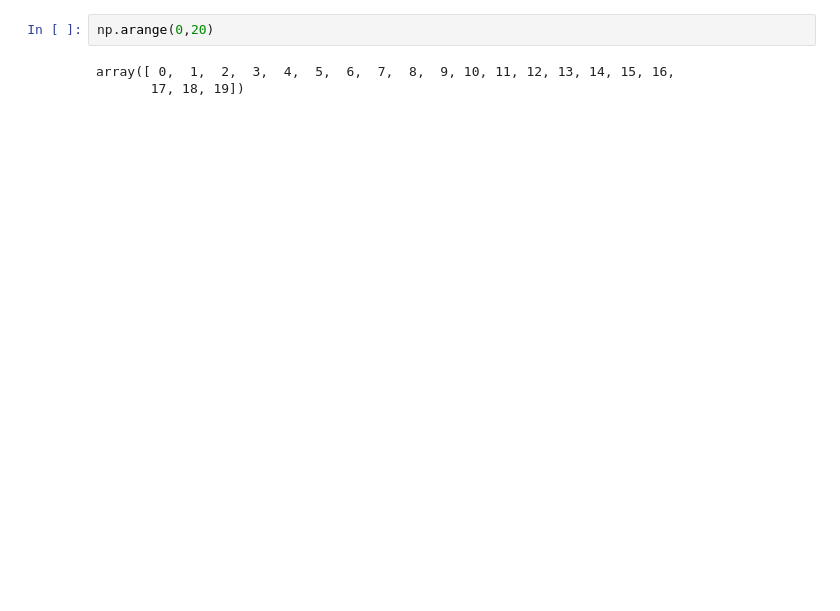
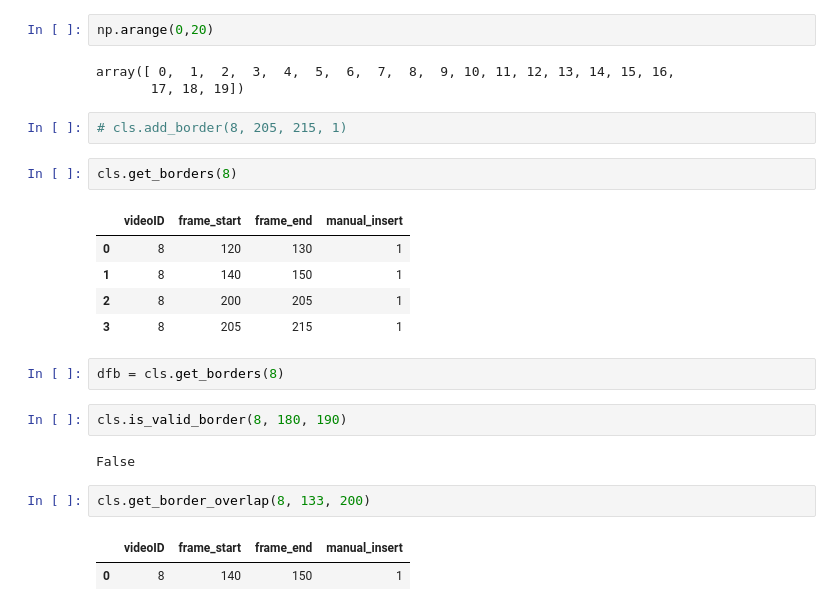
Before and after one commit to mikeddecker/judge, a Jupyter notebook: scripts/test_db_connection.ipynb, the cells around one changed output. Cells and saved outputs as stored; diff of their text form; blank space fills up the shorter version.

```diff
--- a/scripts/test_db_connection.ipynb
+++ b/scripts/test_db_connection.ipynb
@@ -238,3 +305,24 @@ np.arange(0,20)
 # %% [output]
 array([ 0,  1,  2,  3,  4,  5,  6,  7,  8,  9, 10, 11, 12, 13, 14, 15, 16,
        17, 18, 19])
+# %%
+# cls.add_border(8, 205, 215, 1)
+# %%
+cls.get_borders(8)
+# %% [output]
+|  | videoID | frame_start | frame_end | manual_insert |
+| 0 | 8 | 120 | 130 | 1 |
+| 1 | 8 | 140 | 150 | 1 |
+| 2 | 8 | 200 | 205 | 1 |
+| 3 | 8 | 205 | 215 | 1 |
+# %%
+dfb = cls.get_borders(8)
+# %%
+cls.is_valid_border(8, 180, 190)
+# %% [output]
+False
+# %%
+cls.get_border_overlap(8, 133, 200)
+# %% [output]
+|  | videoID | frame_start | frame_end | manual_insert |
+| 0 | 8 | 140 | 150 | 1 |
```
Also changed, not shown: parts of 31 cells of this notebook, 3 other files.
